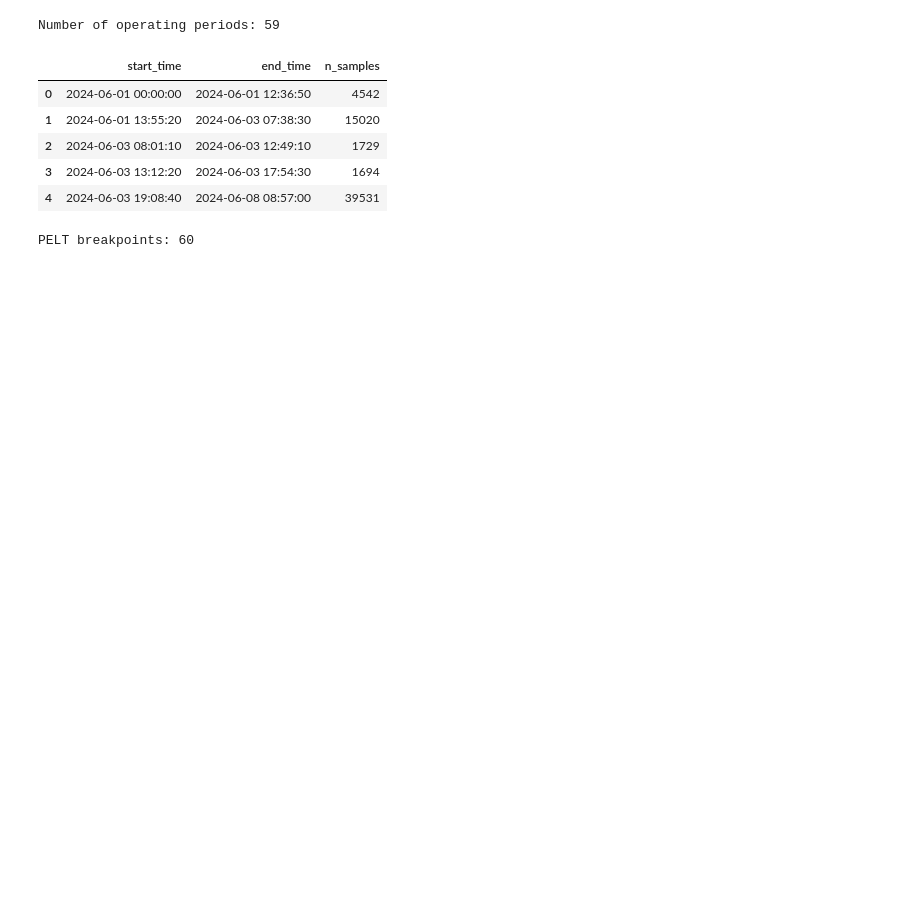
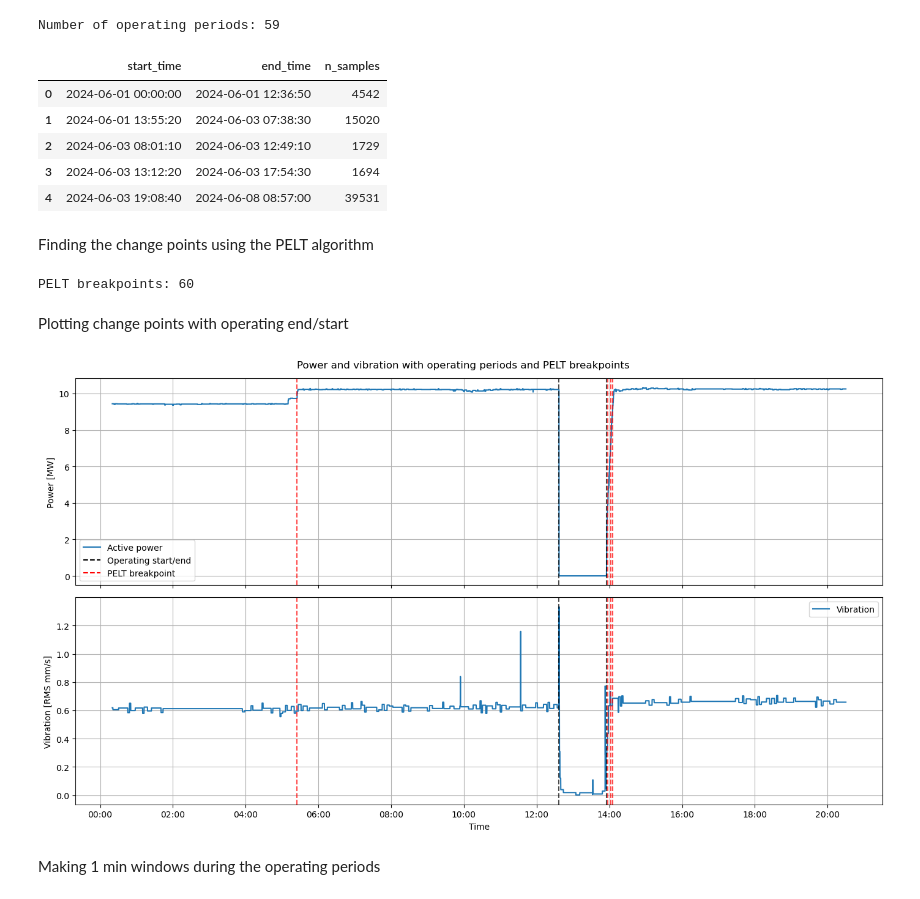
Before and after one commit to Pumpekraftverk/Grunnai, a Jupyter notebook: modeling.ipynb, the cells around one changed output. Saved outputs shown, nothing was run; the diff lists cells and outputs as text; code cells hidden in the pictures; blank space fills up the shorter version.

```diff
--- a/modeling.ipynb
+++ b/modeling.ipynb
@@ -68,6 +77,8 @@ Number of operating periods: 59
 | 2 | 2024-06-03 08:01:10 | 2024-06-03 12:49:10 | 1729 |
 | 3 | 2024-06-03 13:12:20 | 2024-06-03 17:54:30 | 1694 |
 | 4 | 2024-06-03 19:08:40 | 2024-06-08 08:57:00 | 39531 |
+# %% [markdown]
+Finding the change points using the PELT algorithm
 # %%
 pelt_times = find_pelt_change_points(
     power_df=power,
@@ -79,13 +90,9 @@ pelt_times = find_pelt_change_points(
 print("PELT breakpoints:", len(pelt_times))
 # %% [output]
 PELT breakpoints: 60
+# %% [markdown]
+Plotting change points with operating end/start
 # %%
-power_name = "G2 Generator aktiv effekt [MW]"
-vib_name = "G2 Vibrasjon D.E"
-
-power = dfs.loc[dfs["name"] == power_name, "signal_df"].iloc[0]
-vib = dfs.loc[dfs["name"] == vib_name, "signal_df"].iloc[0]
-
 plot_start = pd.Timestamp("2024-06-01 00:20:00")
 plot_end = plot_start + pd.Timedelta(hours=20, minutes=10)
 
@@ -102,33 +109,37 @@ axes[1].set_ylabel("Vibration [RMS mm/s]")
 axes[1].set_xlabel("Time")
 
 # Operating period start/end
 for _, period in operating_periods.iterrows():
     for t in [period["start_time"], period["end_time"]]:
         if plot_start <= t <= plot_end:
             axes[0].axvline(t, color="black", linestyle="--", alpha=0.7)
             axes[1].axvline(t, color="black", linestyle="--", alpha=0.7)
 
 # PELT breakpoints
 for t in pelt_times:
     if plot_start <= t <= plot_end:
         axes[0].axvline(t, color="red", linestyle="--", alpha=0.7)
         axes[1].axvline(t, color="red", linestyle="--", alpha=0.7)
 
 # Labels for vertical lines
 axes[0].plot([], [], color="black", linestyle="--", label="Operating start/end")
 axes[0].plot([], [], color="red", linestyle="--", label="PELT breakpoint")
 
 for ax in axes:
     ax.grid(True)
     ax.legend()
 
 axes[1].xaxis.set_major_formatter(mdates.DateFormatter("%H:%M"))
 
 fig.suptitle("Power and vibration with operating periods and PELT breakpoints")
 plt.tight_layout()
 
 plt.savefig("power_vibration_pelt_breakpoints.png", dpi=300, bbox_inches="tight")
 plt.show()
+# %% [output]
+[figure, added]
+# %% [markdown]
+Making 1 min windows during the operating periods
 # %%
 windows = make_window_features(
     power_df=power,
```
Also changed, not shown: parts of 34 cells of this notebook, 1 other file.
